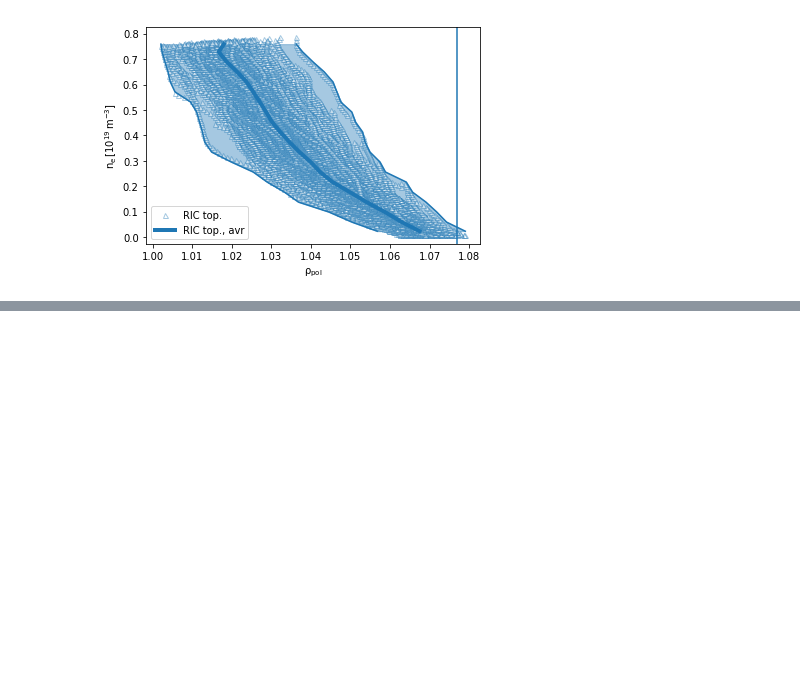
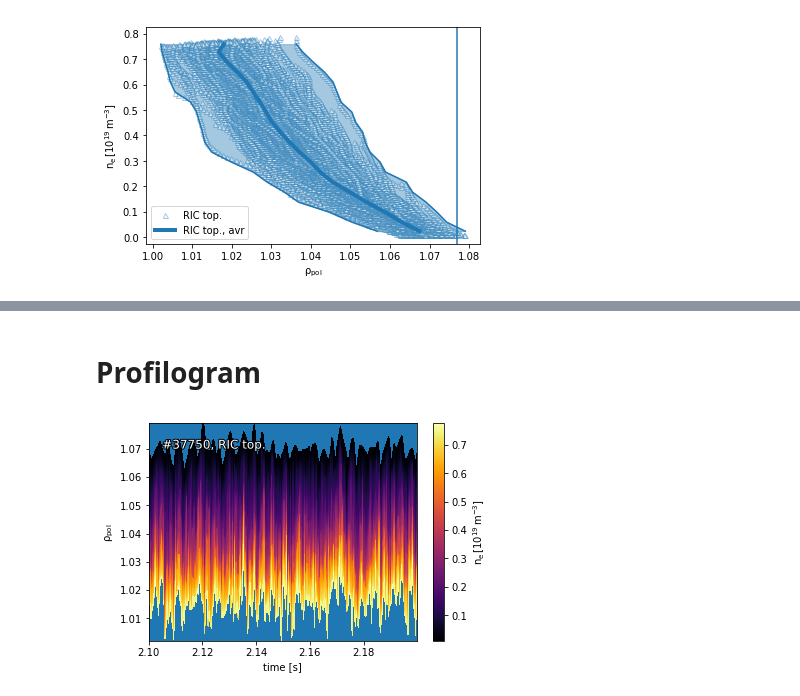
Before and after one commit to guimarais/AUGlite, a Jupyter notebook: 11-ICRF Reflectometry profiles.ipynb, the cells around one changed output, grey strips where cells are left out. Saved outputs shown, nothing was run; the diff lists cells and outputs as text; code cells hidden in the pictures; blank space fills up the shorter version.

```diff
--- a/11-ICRF Reflectometry profiles.ipynb
+++ b/11-ICRF Reflectometry profiles.ipynb
@@ -150,0 +242,35 @@ plt.show()
+# %% [markdown]
+# Profilogram
+# %%
+time_start = 2.1
+time_end = 2.2
+
+tind_start = closest(data[diag_name]["time"], time_start)
+tind_end = closest(data[diag_name]["time"], time_end)
+
+t = [data[diag_name]["time"][tind_start:tind_end]]
+rhop = data[diag_name]["rhop"][tind_start:tind_end, :]
+ne =  data[diag_name]["ne"][tind_start:tind_end, :]
+
+fig, ax = plt.subplots()
+
+plt.pcolormesh(
+    np.multiply(np.array(t).T, np.ones_like(rhop)),
+    data[diag_name]["rhop"][tind_start:tind_end, :],
+    data[diag_name]["ne"][tind_start:tind_end, :]*1e-19,
+    cmap=plt.get_cmap('inferno')
+)
+fig.axes[0].set_facecolor('#1f77b4')
+cbar = plt.colorbar()
+cbar.set_label(r'$\mathrm{n_{e}\,[10^{19}\,m^{-3}]}$')
+plt.xlabel(r'time [s]')
+plt.ylabel(r'$\mathrm{\rho_{pol}}$')
+plt.text(
+    0.05, 0.9, '#{}, {}'.format(shotnr, diag_plt_style[diag_name]["label"]),
+    ha='left', va='center',
+    transform=fig.axes[0].transAxes, color='white', fontsize=12,
+    path_effects=[pe.withStroke(linewidth=2, foreground="k")]
+)
+plt.show()
+# %% [output]
+[figure, added]
```
Also changed, not shown: parts of 6 cells of this notebook.
